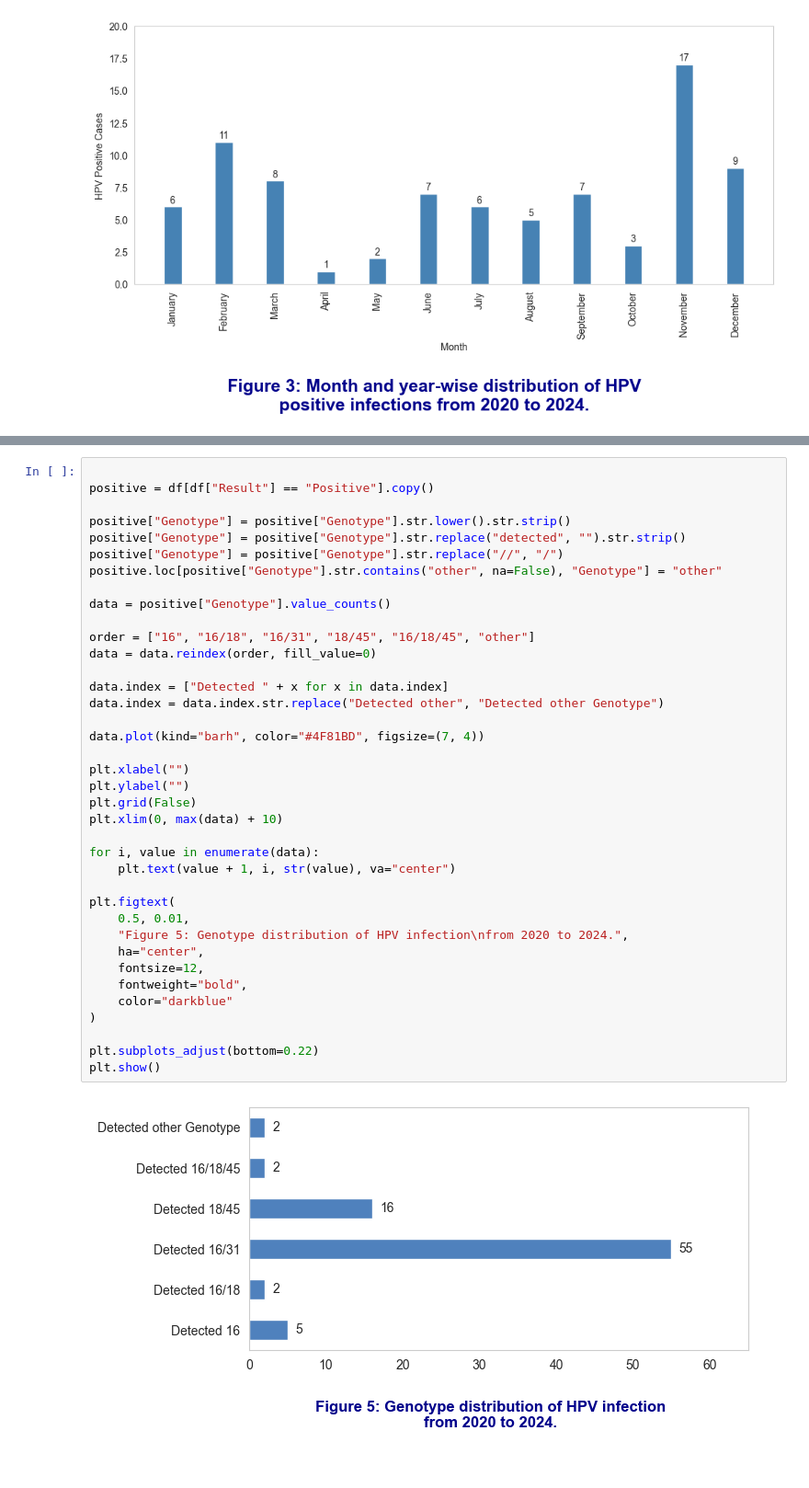
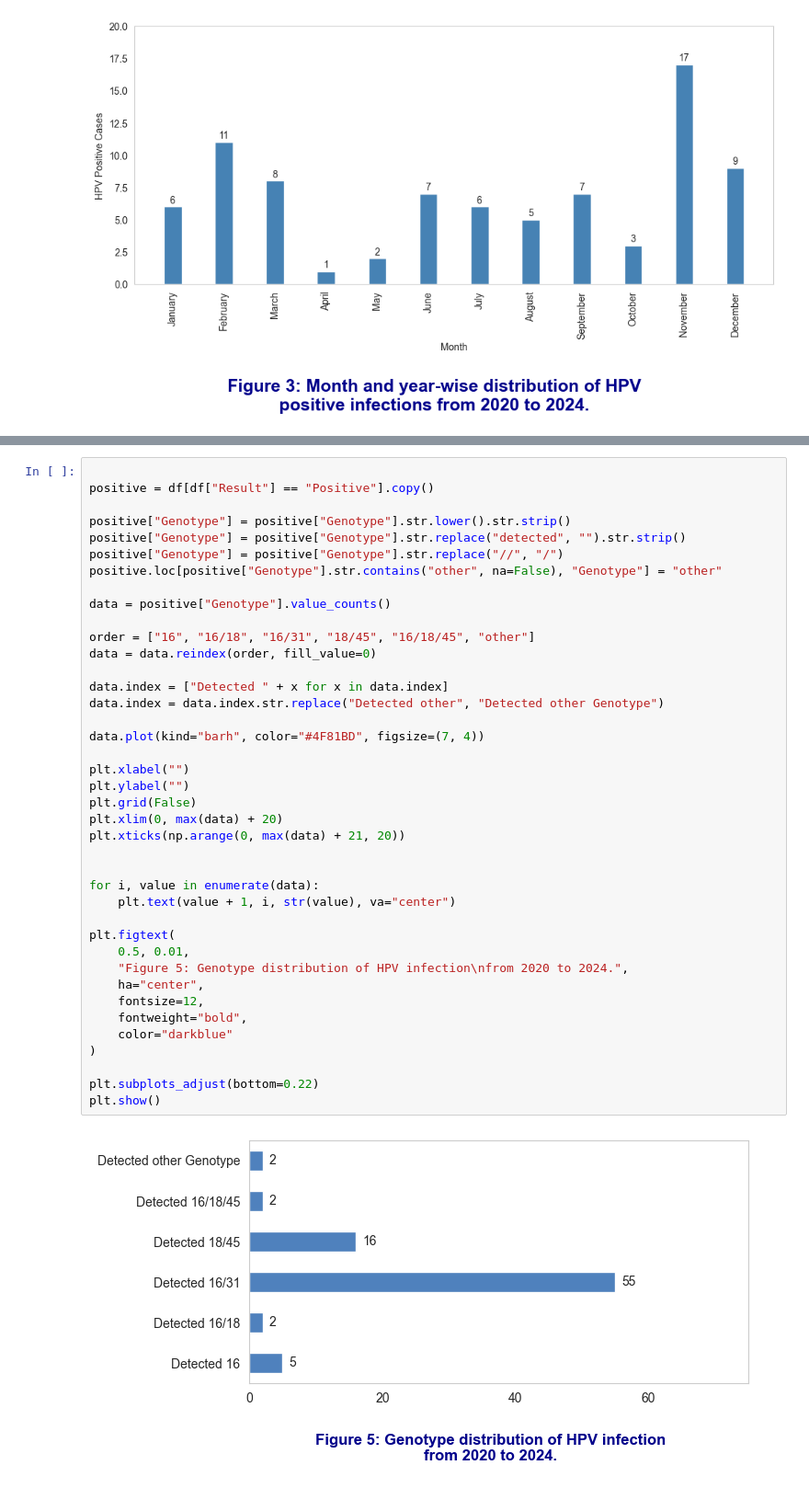
Before and after one commit to morshedrafi9/hpv_research_visualisation-01, a Jupyter notebook: HPV_research PRESENTATION (FINAL CODE).ipynb, the cells around one changed output, grey strips where cells are left out. Shown at 92% size. Drawn from its saved outputs; the diff is of its cells as text.

```diff
--- a/HPV_research PRESENTATION (FINAL CODE).ipynb
+++ b/HPV_research PRESENTATION (FINAL CODE).ipynb
@@ -467,32 +489,34 @@ positive.loc[positive["Genotype"].str.contains("other", na=False), "Genotype"] =
 
 data = positive["Genotype"].value_counts()
 
 order = ["16", "16/18", "16/31", "18/45", "16/18/45", "other"]
 data = data.reindex(order, fill_value=0)
 
 data.index = ["Detected " + x for x in data.index]
 data.index = data.index.str.replace("Detected other", "Detected other Genotype")
 
 data.plot(kind="barh", color="#4F81BD", figsize=(7, 4))
 
 plt.xlabel("")
 plt.ylabel("")
 plt.grid(False)
-plt.xlim(0, max(data) + 10)
+plt.xlim(0, max(data) + 20)
+plt.xticks(np.arange(0, max(data) + 21, 20))
+
 
 for i, value in enumerate(data):
     plt.text(value + 1, i, str(value), va="center")
 
 plt.figtext(
     0.5, 0.01,
     "Figure 5: Genotype distribution of HPV infection\nfrom 2020 to 2024.",
     ha="center",
     fontsize=12,
     fontweight="bold",
     color="darkblue"
 )
 
 plt.subplots_adjust(bottom=0.22)
 plt.show()
 # %% [output]
-[figure, old version]
+[figure, new version]
```
Also changed, not shown: parts of 3 cells of this notebook.
